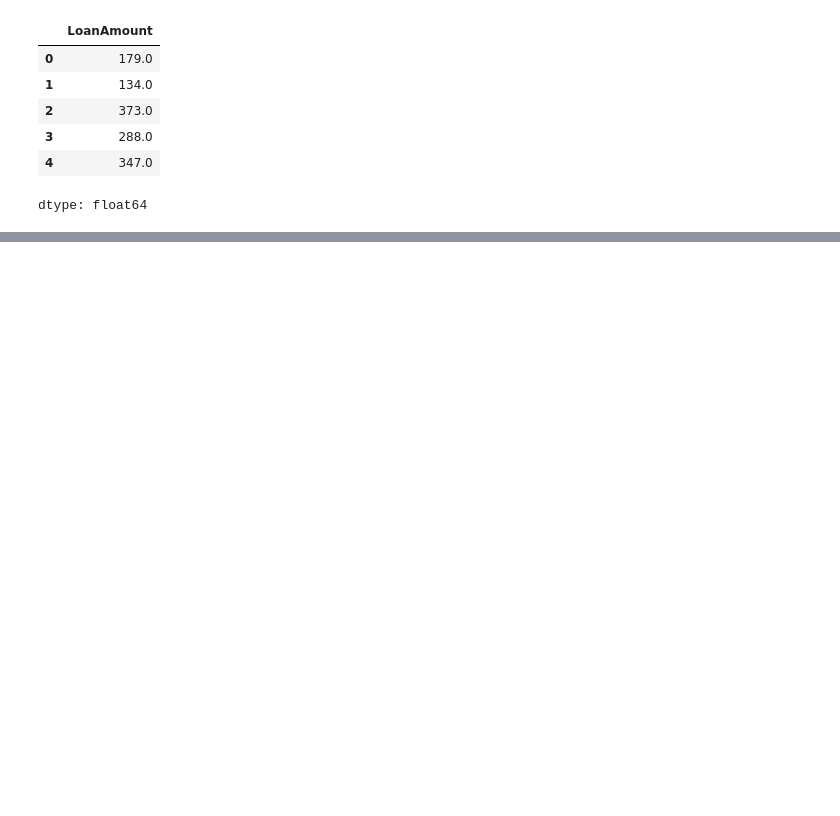
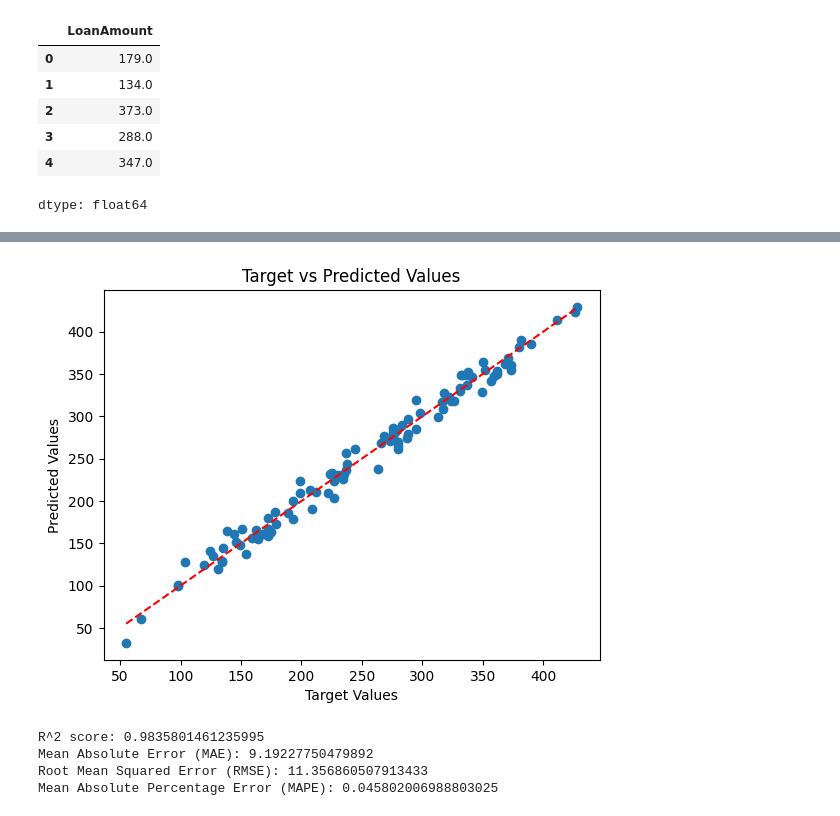
Before and after one commit to pbarizza/ML-course-2025, a Jupyter notebook: pbarizza_loan_amount_prediction.ipynb, the cells around one changed output, grey strips where cells are left out. Saved outputs shown, nothing was run; the diff lists cells and outputs as text; code cells hidden in the pictures; blank space fills up the shorter version.

```diff
--- a/pbarizza_loan_amount_prediction.ipynb
+++ b/pbarizza_loan_amount_prediction.ipynb
@@ -253,3 +255,8 @@ dtype: float64
 # split the datasest into tran and test datasets
 # using 80/20% ratio
 X_train, X_test, y_train, y_test = train_test_split(X, y, test_size=0.2, random_state=42)
+# %%
+# instantiate the LinearRegression class
+# and traing the model
+loan_model = LinearRegression()
+loan_model.fit(X_train, y_train)
@@ -255,0 +300,4 @@ X_train, X_test, y_train, y_test = train_test_split(X, y, test_size=0.2, random_
+# %%
+# compare predicted values from the model and the original target data (y_test)
+y_pred = loan_model.predict(X_test)
+pd.DataFrame({'Predicted': y_pred, 'Original': y_test, 'Difference':y_test-y_pred,'Percentage':(y_test-y_pred)/y_test*100 })
@@ -255,0 +318,32 @@ X_train, X_test, y_train, y_test = train_test_split(X, y, test_size=0.2, random_
+# %%
+# scatter plot showing predicted vs target values
+# in red the perfect line
+plt.scatter(y_test, y_pred)
+plt.plot([y_test.min(), y_test.max()], [y_test.min(), y_test.max()], 'r--')
+plt.xlabel('Target Values')
+plt.ylabel('Predicted Values')
+plt.title('Target vs Predicted Values')
+plt.show()
+# %% [output]
+[figure, added]
+# %%
+# Calculate R^2 score
+r2=r2_score(y_test, y_pred)
+print(f'R Squared score (R^2): {r2}')
+
+# Calculate MAE
+mae = mean_absolute_error(y_test, y_pred)
+print(f'Mean Absolute Error (MAE): {mae}')
+
+# Calculate RMSE
+rmse = root_mean_squared_error(y_test, y_pred)
+print(f'Root Mean Squared Error (RMSE): {rmse}')
+
+# Calculate MAPE
+mape = mean_absolute_percentage_error(y_test, y_pred)
+print(f'Mean Absolute Percentage Error (MAPE): {mape}')
+# %% [output]
+R^2 score: 0.9835801461235995
+Mean Absolute Error (MAE): 9.19227750479892
+Root Mean Squared Error (RMSE): 11.356860507913433
+Mean Absolute Percentage Error (MAPE): 0.045802006988803025
```
Also changed, not shown: parts of 10 cells of this notebook.
